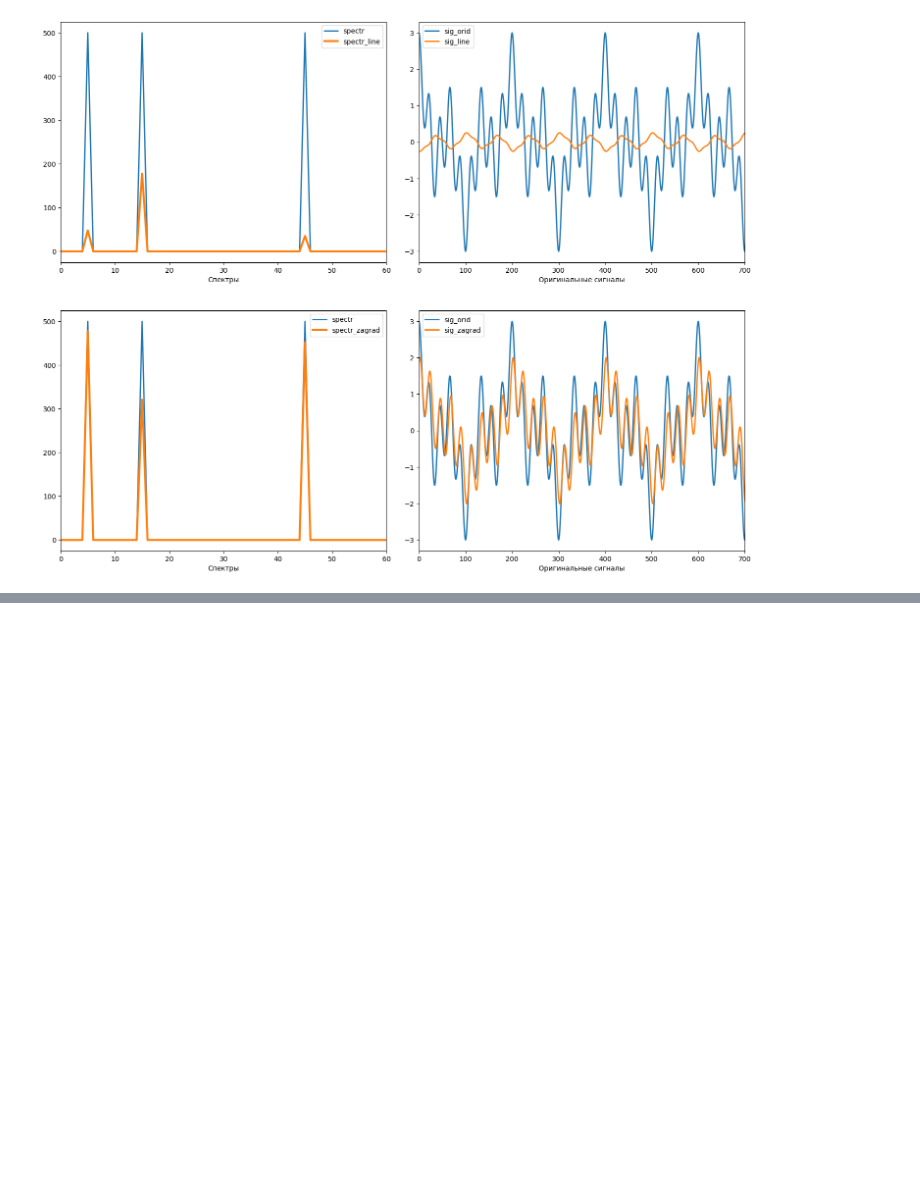
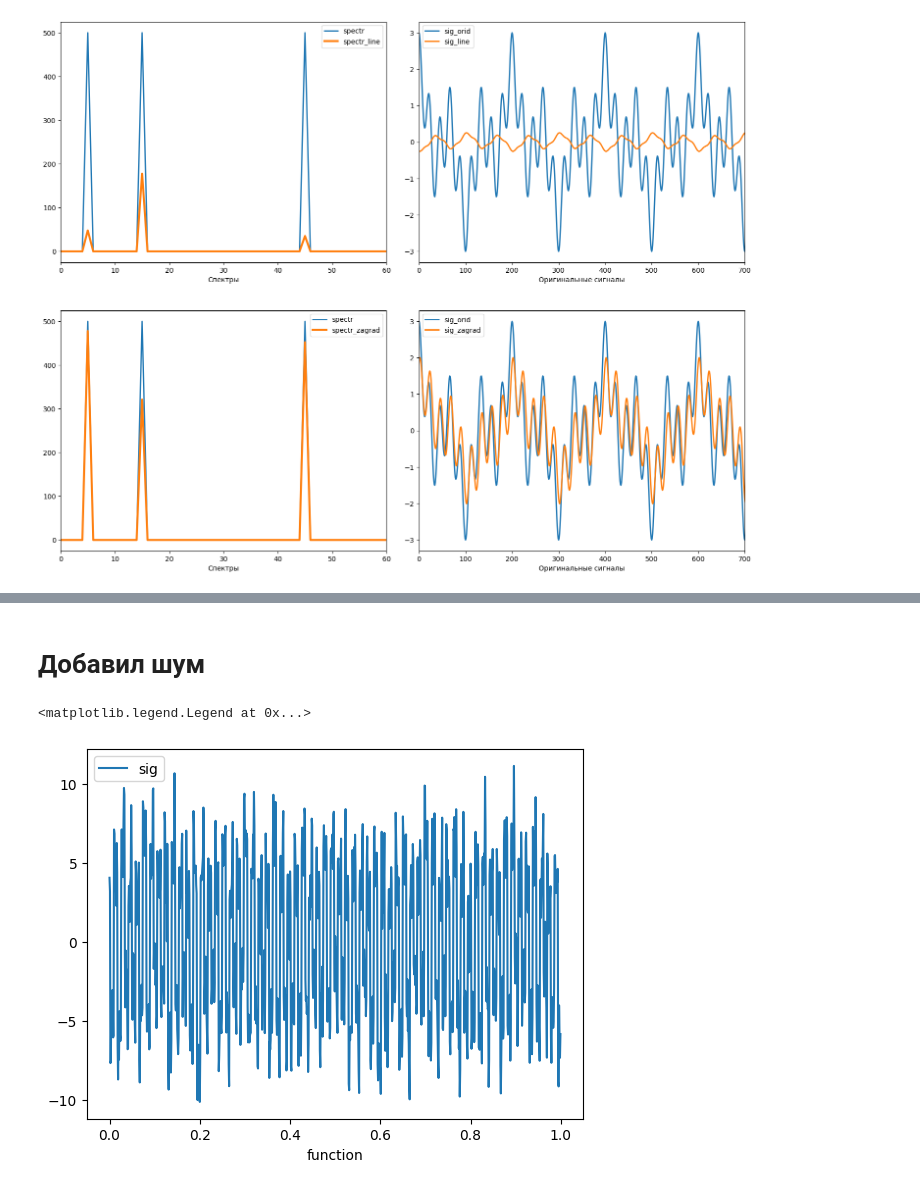
Before and after one commit to EmelyanovAlexey/digital_signal, a Jupyter notebook: lab_4.ipynb, the cells around one changed output, grey strips where cells are left out. Cells and saved outputs as stored; diff of their text form; code cells hidden in the pictures; blank space fills up the shorter version.

```diff
--- a/lab_4.ipynb
+++ b/lab_4.ipynb
@@ -209,0 +241,10 @@ plt.show()
+# %% [markdown]
+# Добавил шум
+# %%
+sig = output_signal + np.random.normal(0, 1, output_signal.shape)
+plt.plot(t, sig, label='sig')
+plt.xlabel('function')
+plt.legend()
+# %% [output]
+<matplotlib.legend.Legend at 0x...>
+[figure, added]
```
Also changed, not shown: parts of 1 cell of this notebook.
